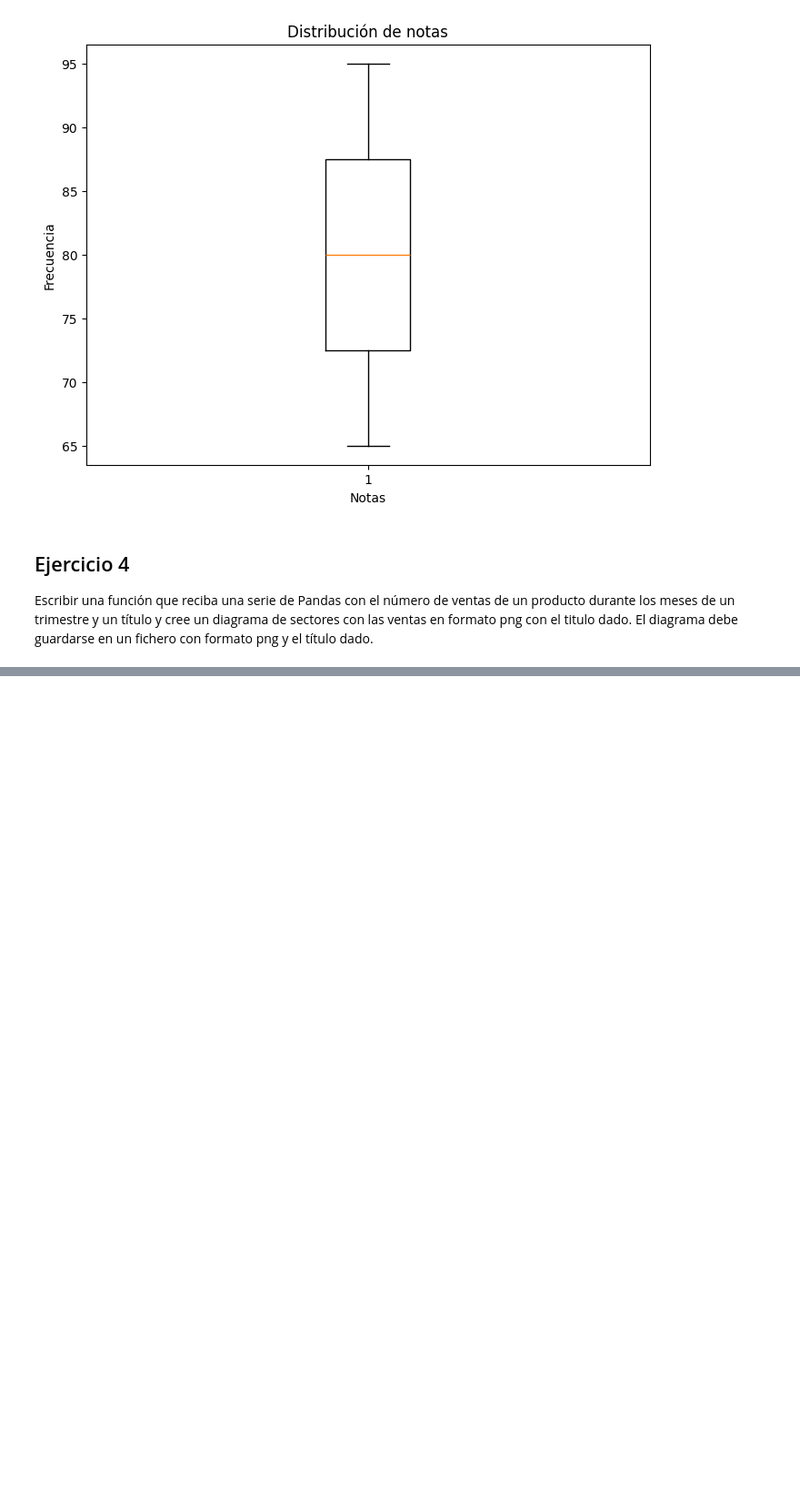
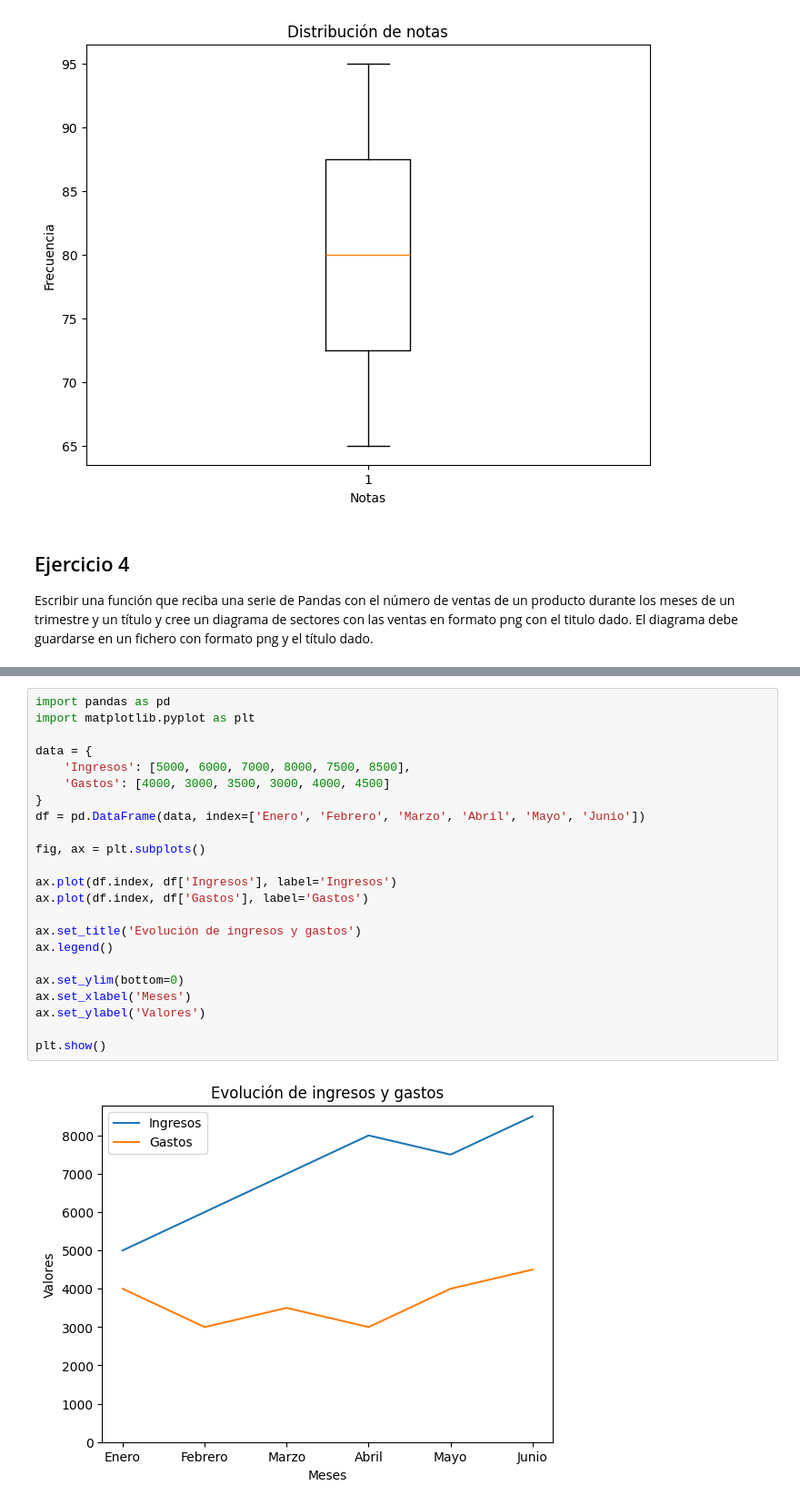
Before and after one commit to Fr1np/AplicacionesDigitales, a Jupyter notebook: ejerciciosMatPlot.ipynb, the cells around one changed output, grey strips where cells are left out. Shown at 91% size. Drawn from its saved outputs; the diff is of its cells as text; blank space fills up the shorter version.

```diff
--- a/ejerciciosMatPlot.ipynb
+++ b/ejerciciosMatPlot.ipynb
@@ -56,0 +84,25 @@ serie = pd.Series([65, 70, 75, 80, 85, 90, 95])
+# %%
+import pandas as pd
+import matplotlib.pyplot as plt
+
+data = {
+    'Ingresos': [5000, 6000, 7000, 8000, 7500, 8500],
+    'Gastos': [4000, 3000, 3500, 3000, 4000, 4500]
+}
+df = pd.DataFrame(data, index=['Enero', 'Febrero', 'Marzo', 'Abril', 'Mayo', 'Junio'])
+
+fig, ax = plt.subplots()
+
+ax.plot(df.index, df['Ingresos'], label='Ingresos')
+ax.plot(df.index, df['Gastos'], label='Gastos')
+
+ax.set_title('Evolución de ingresos y gastos')
+ax.legend()
+
+ax.set_ylim(bottom=0)
+ax.set_xlabel('Meses')
+ax.set_ylabel('Valores')
+
+plt.show()
+# %% [output]
+[figure, added]
```
Also changed, not shown: parts of 7 cells of this notebook, 3 other files.
